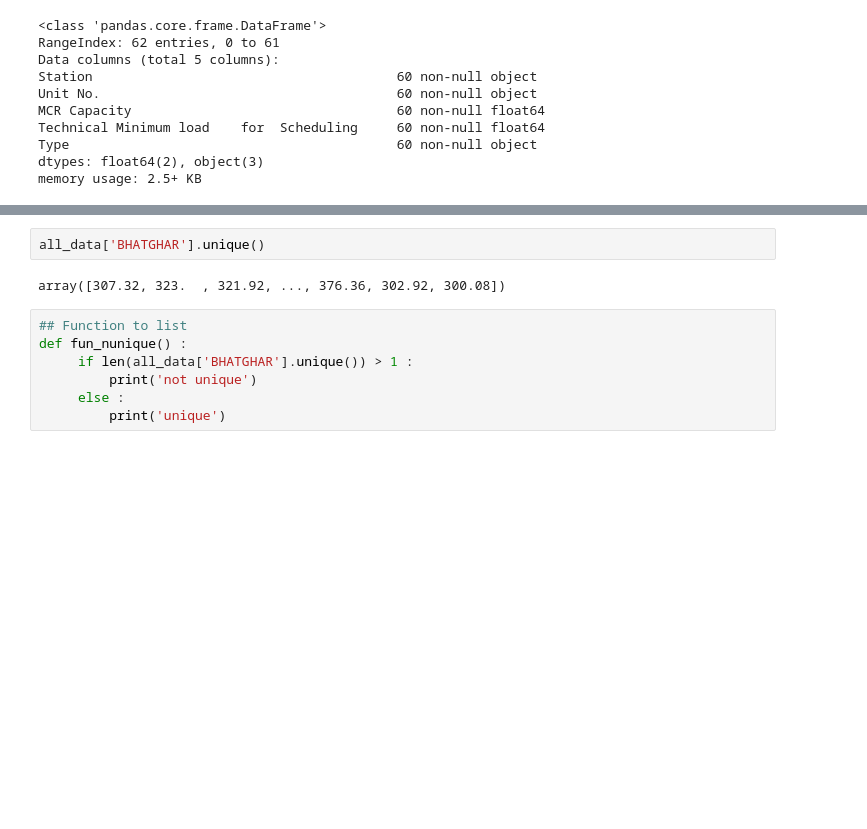
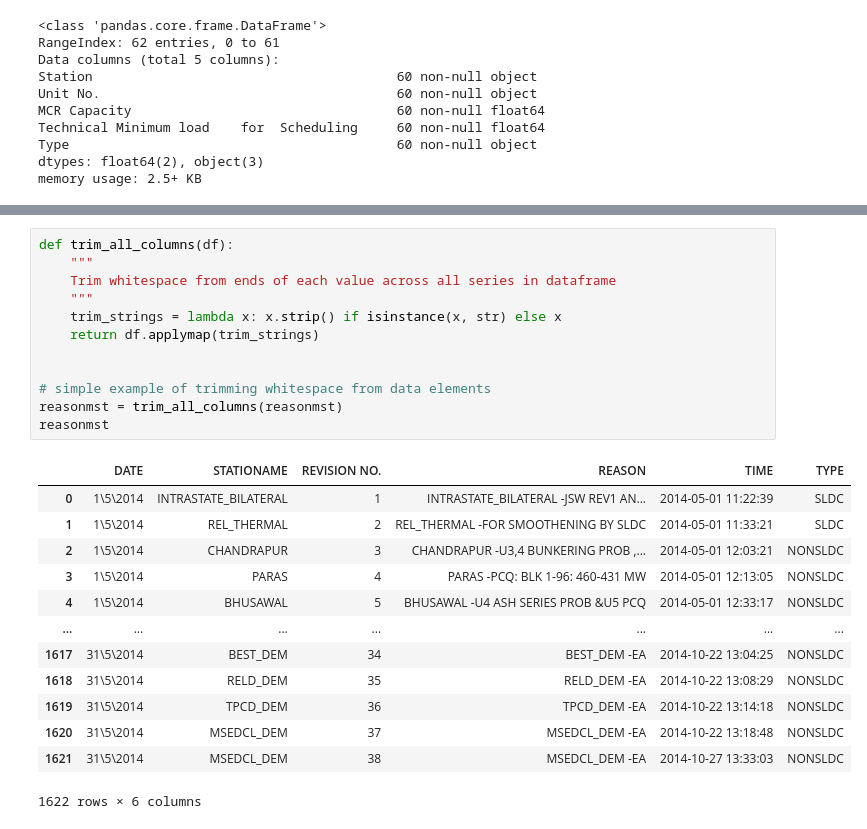
Before and after one commit to jaymalak/ElectricityGenerator, a Jupyter notebook: MAY2014.ipynb, the cells around one changed output, grey strips where cells are left out. Cells and saved outputs as stored; diff of their text form; blank space fills up the shorter version.

```diff
--- a/MAY2014.ipynb
+++ b/MAY2014.ipynb
@@ -203,11 +176,26 @@ gdate.get_group(1.0)
-# %%
-all_data['BHATGHAR'].unique()
-# %% [output]
-array([307.32, 323.  , 321.92, ..., 376.36, 302.92, 300.08])
-# %%
-## Function to list
-def fun_nunique() :
-     if len(all_data['BHATGHAR'].unique()) > 1 :
-         print('not unique')
-     else :
-         print('unique')
+# %%
+def trim_all_columns(df):
+    """
+    Trim whitespace from ends of each value across all series in dataframe
+    """
+    trim_strings = lambda x: x.strip() if isinstance(x, str) else x
+    return df.applymap(trim_strings)
+
+
+# simple example of trimming whitespace from data elements
+reasonmst = trim_all_columns(reasonmst)
+reasonmst
+# %% [output]
+|  | DATE | STATIONAME | REVISION NO. | REASON | TIME | TYPE |
+| 0 | 1\5\2014 | INTRASTATE_BILATERAL | 1 | INTRASTATE_BILATERAL -JSW REV1 AN... | 2014-05-01 11:22:39 | SLDC |
+| 1 | 1\5\2014 | REL_THERMAL | 2 | REL_THERMAL -FOR SMOOTHENING BY SLDC | 2014-05-01 11:33:21 | SLDC |
+| 2 | 1\5\2014 | CHANDRAPUR | 3 | CHANDRAPUR -U3,4 BUNKERING PROB ,... | 2014-05-01 12:03:21 | NONSLDC |
+| 3 | 1\5\2014 | PARAS | 4 | PARAS -PCQ: BLK 1-96: 460-431 MW | 2014-05-01 12:13:05 | NONSLDC |
+| 4 | 1\5\2014 | BHUSAWAL | 5 | BHUSAWAL -U4 ASH SERIES PROB &U5 PCQ | 2014-05-01 12:33:17 | NONSLDC |
+| ... | ... | ... | ... | ... | ... | ... |
+| 1617 | 31\5\2014 | BEST_DEM | 34 | BEST_DEM -EA | 2014-10-22 13:04:25 | NONSLDC |
+| 1618 | 31\5\2014 | RELD_DEM | 35 | RELD_DEM -EA | 2014-10-22 13:08:29 | NONSLDC |
+| 1619 | 31\5\2014 | TPCD_DEM | 36 | TPCD_DEM -EA | 2014-10-22 13:14:18 | NONSLDC |
+| 1620 | 31\5\2014 | MSEDCL_DEM | 37 | MSEDCL_DEM -EA | 2014-10-22 13:18:48 | NONSLDC |
+| 1621 | 31\5\2014 | MSEDCL_DEM | 38 | MSEDCL_DEM -EA | 2014-10-27 13:33:03 | NONSLDC |
+1622 rows × 6 columns
```
Also changed, not shown: parts of 27 cells of this notebook.
